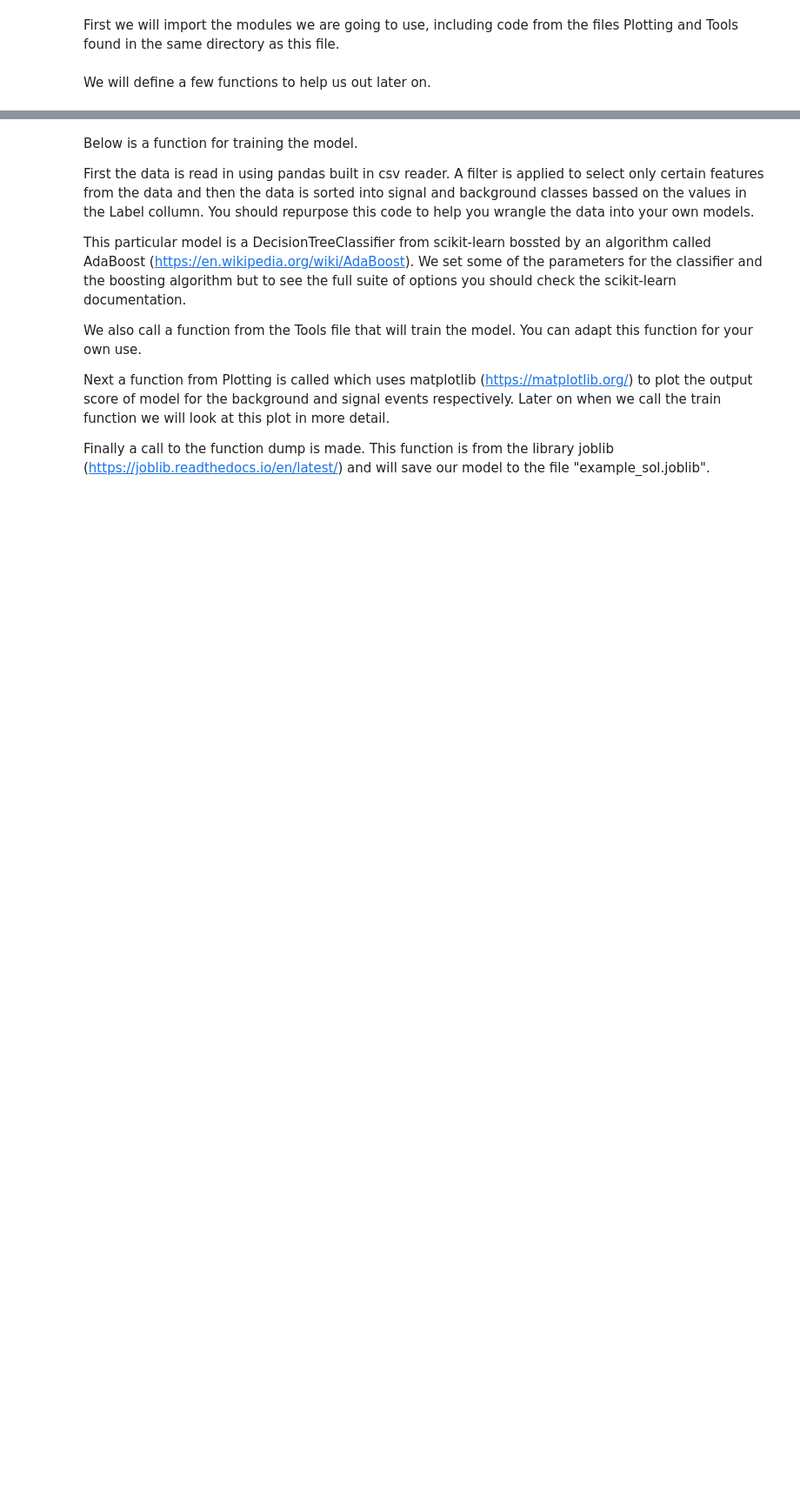
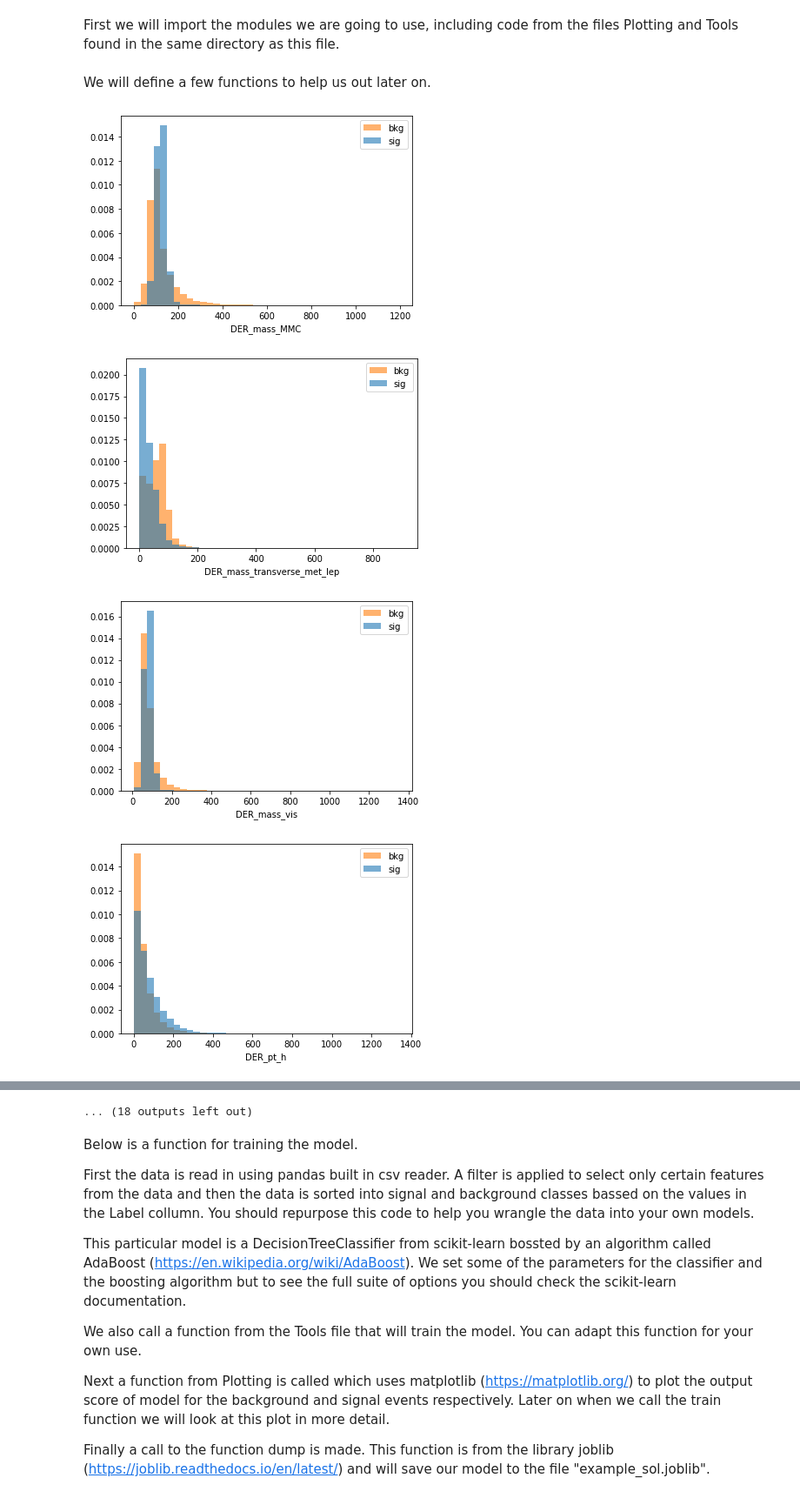
Before and after one commit to meevans1/HiggsML, a Jupyter notebook: HiggsKaggleExample.ipynb, the cells around one changed output, grey strips where cells are left out. Shown: that part at 87% size. Cells and saved outputs as stored; diff of their text form; code cells hidden in the pictures; blank space fills up the shorter version.

Commit message:
Added signal vs background histograms for all possible input variables

```diff
--- a/HiggsKaggleExample.ipynb
+++ b/HiggsKaggleExample.ipynb
@@ -32,3 +32,29 @@ def drop_neg(value):
 
 def get_class(value,cls):
     return value != cls
+# %%
+def visualisation_plots():
+    df = pd.read_csv("train.csv")
+
+    sig = df.drop( df[ np.vectorize(get_class,excluded=['cls'])(value=df.Label,cls="s") ].index ).drop('Label',axis=1)
+    bkg = df.drop( df[ np.vectorize(get_class,excluded=['cls'])(value=df.Label,cls="b") ].index ).drop('Label',axis=1)
+
+    sig_weights = sig.Weight.values
+    bkg_weights = bkg.Weight.values
+
+    sig = sig.drop('Weight',axis=1)
+    bkg = bkg.drop('Weight',axis=1)
+    sig = sig.drop('EventId',axis=1)
+    bkg = bkg.drop('EventId',axis=1)
+    sig = sig.drop('Unnamed: 0',axis=1)
+    bkg = bkg.drop('Unnamed: 0',axis=1)
+
+    for i in range(len(sig.columns)):
+        Plotting.plot_hist(sig,bkg,sig.columns[i])
+# %%
+visualisation_plots()
+# %% [output]
+[figure, added]
+[figure, added]
+[figure, added]
+[figure, added]
@@ -35,3 +69,4 @@ def get_class(value,cls):
+... (18 outputs left out)
 # %% [markdown]
 Below is a function for training the model.
 
```
Also changed, not shown: parts of 5 cells of this notebook, 1 other file.
